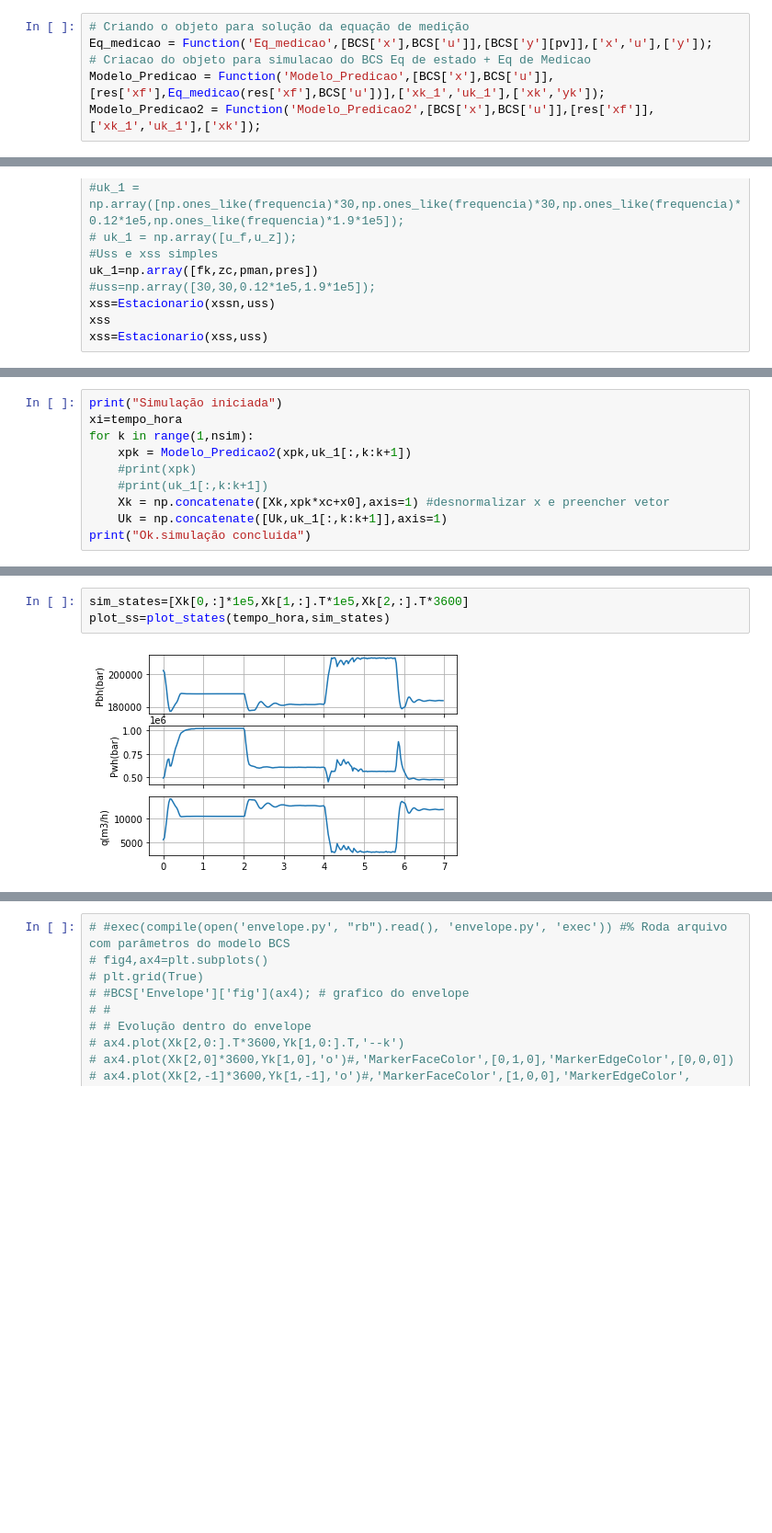
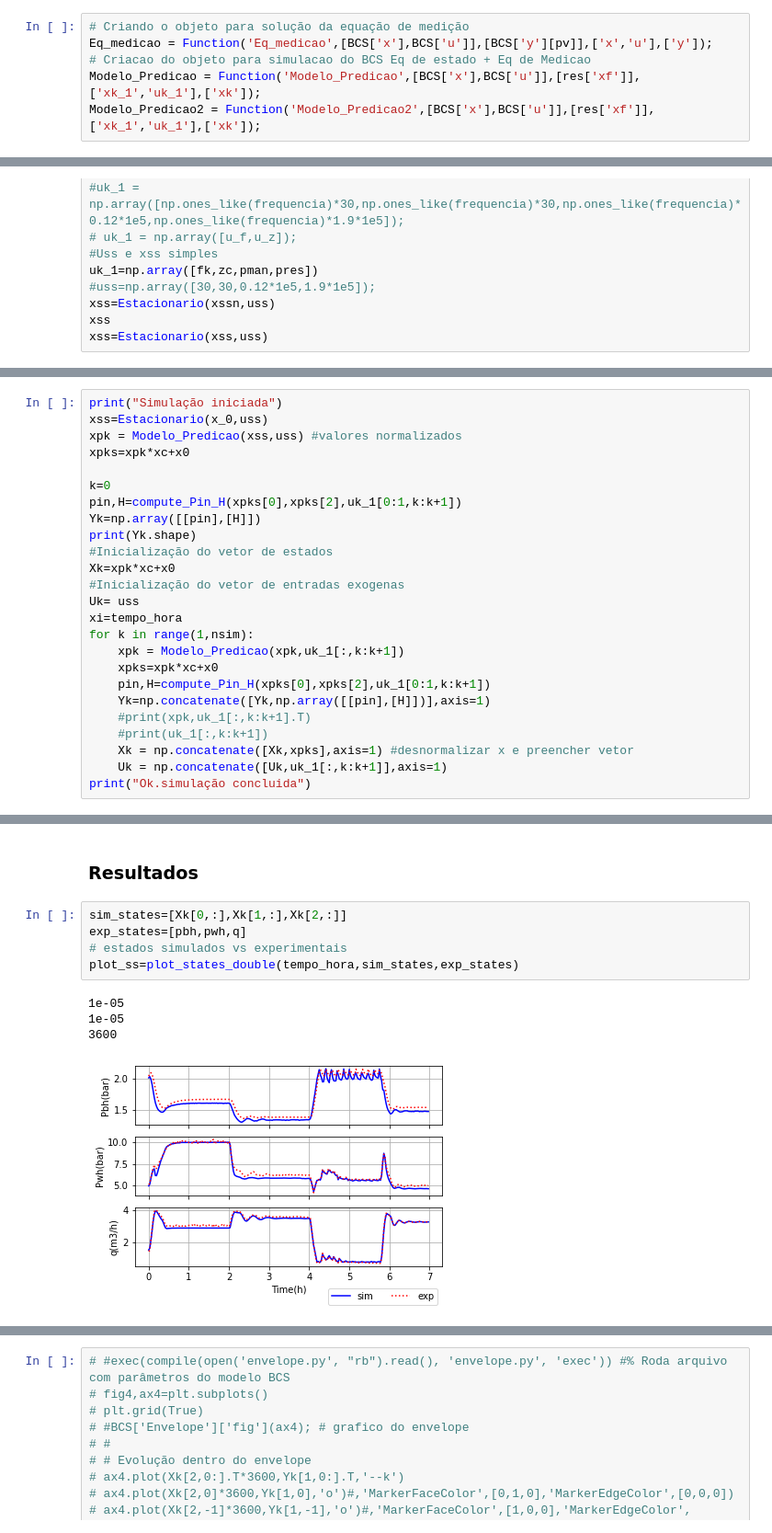
Before and after one commit to tanielfranklin/BCS, a Jupyter notebook: LEA_model/sim _main.ipynb, the cells around one changed output, grey strips where cells are left out. Shown: that part at 92% size. Drawn from its saved outputs; the diff is of its cells as text; blank space fills up the shorter version.

```diff
--- a/LEA_model/sim _main.ipynb
+++ b/LEA_model/sim _main.ipynb
@@ -193,7 +204,7 @@ npv = len(pv); nmv = len(mv);
 # Criando o objeto para solução da equação de medição
 Eq_medicao = Function('Eq_medicao',[BCS['x'],BCS['u']],[BCS['y'][pv]],['x','u'],['y']);
 # Criacao do objeto para simulacao do BCS Eq de estado + Eq de Medicao
-Modelo_Predicao = Function('Modelo_Predicao',[BCS['x'],BCS['u']],[res['xf'],Eq_medicao(res['xf'],BCS['u'])],['xk_1','uk_1'],['xk','yk']);
+Modelo_Predicao = Function('Modelo_Predicao',[BCS['x'],BCS['u']],[res['xf']],['xk_1','uk_1'],['xk']);
 Modelo_Predicao2 = Function('Modelo_Predicao2',[BCS['x'],BCS['u']],[res['xf']],['xk_1','uk_1'],['xk']);
 # %%
 def degrau(valor,time_step,time_vector):
@@ -295,11 +312,26 @@ Uk= uss
 # %%
 print("Simulação iniciada")
+xss=Estacionario(x_0,uss)
+xpk = Modelo_Predicao(xss,uss) #valores normalizados
+xpks=xpk*xc+x0
+
+k=0
+pin,H=compute_Pin_H(xpks[0],xpks[2],uk_1[0:1,k:k+1])
+Yk=np.array([[pin],[H]])
+print(Yk.shape)
+#Inicialização do vetor de estados
+Xk=xpk*xc+x0
+#Inicialização do vetor de entradas exogenas
+Uk= uss
 xi=tempo_hora
 for k in range(1,nsim):
-    xpk = Modelo_Predicao2(xpk,uk_1[:,k:k+1])
-    #print(xpk)
+    xpk = Modelo_Predicao(xpk,uk_1[:,k:k+1])
+    xpks=xpk*xc+x0
+    pin,H=compute_Pin_H(xpks[0],xpks[2],uk_1[0:1,k:k+1])
+    Yk=np.concatenate([Yk,np.array([[pin],[H]])],axis=1)
+    #print(xpk,uk_1[:,k:k+1].T)
     #print(uk_1[:,k:k+1])
-    Xk = np.concatenate([Xk,xpk*xc+x0],axis=1) #desnormalizar x e preencher vetor
+    Xk = np.concatenate([Xk,xpks],axis=1) #desnormalizar x e preencher vetor
     Uk = np.concatenate([Uk,uk_1[:,k:k+1]],axis=1)
 print("Ok.simulação concluida")
 # %% [output]
@@ -328,5 +360,12 @@ for iu in range(0,nmv):
+# %% [markdown]
+### Resultados
 # %%
-sim_states=[Xk[0,:]*1e5,Xk[1,:].T*1e5,Xk[2,:].T*3600]
-plot_ss=plot_states(tempo_hora,sim_states)
+sim_states=[Xk[0,:],Xk[1,:],Xk[2,:]]
+exp_states=[pbh,pwh,q]
+# estados simulados vs experimentais
+plot_ss=plot_states_double(tempo_hora,sim_states,exp_states)
 # %% [output]
+1e-05
+1e-05
+3600
-[figure, old version]
+[figure, new version]
```
Also changed, not shown: parts of 23 cells of this notebook, 5 other files.
